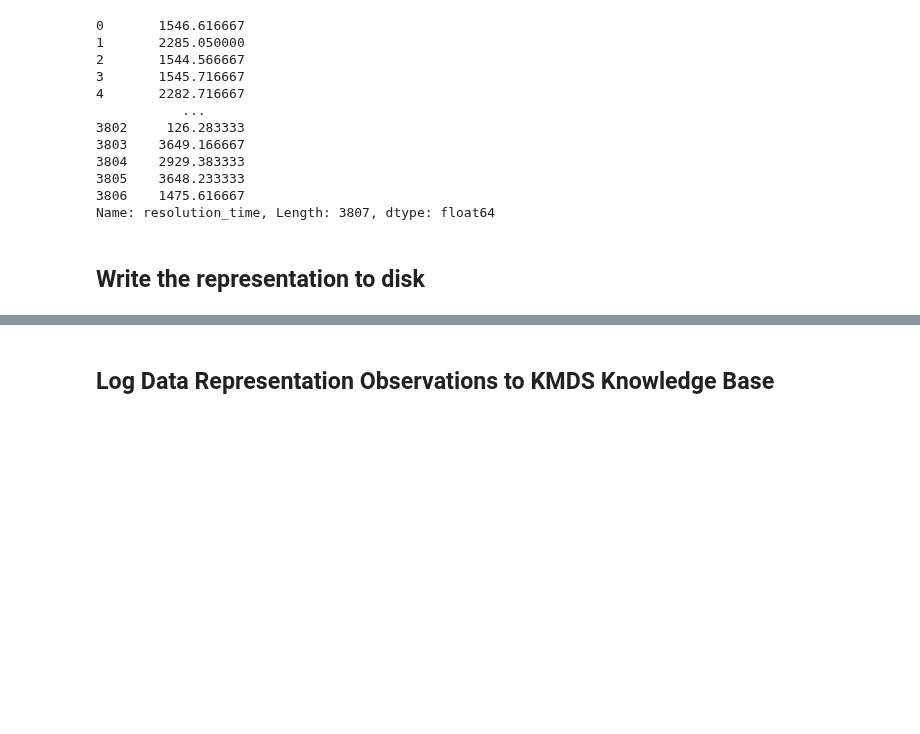
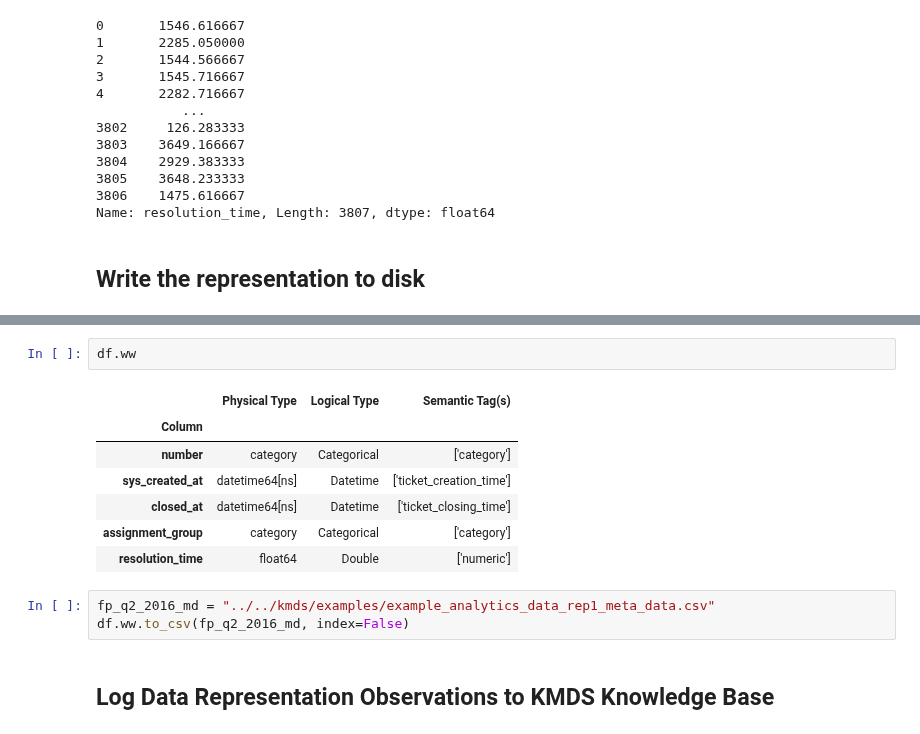
Before and after one commit to rajivsam/KMDS, a Jupyter notebook: examples_of_use/analytics/example_analytics_data_rep_1.ipynb, the cells around one changed output, grey strips where cells are left out. Drawn from its saved outputs; the diff is of its cells as text; blank space fills up the shorter version.

Commit message:
adding meta-data harvesting using woodwork.

```diff
--- a/examples_of_use/analytics/example_analytics_data_rep_1.ipynb
+++ b/examples_of_use/analytics/example_analytics_data_rep_1.ipynb
@@ -67,3 +100,16 @@ df.to_csv(fp_q2_2016, index=False)
+# %%
+df.ww
+# %% [output]
+|  | Physical Type | Logical Type | Semantic Tag(s) |
+| Column |  |  |  |
+| number | category | Categorical | ['category'] |
+| sys_created_at | datetime64[ns] | Datetime | ['ticket_creation_time'] |
+| closed_at | datetime64[ns] | Datetime | ['ticket_closing_time'] |
+| assignment_group | category | Categorical | ['category'] |
+| resolution_time | float64 | Double | ['numeric'] |
+# %%
+fp_q2_2016_md = "../../kmds/examples/example_analytics_data_rep1_meta_data.csv"
+df.ww.to_csv(fp_q2_2016_md, index=False)
 # %% [markdown]
 ## Log Data Representation Observations to KMDS Knowledge Base
 # %%
```
Also changed, not shown: parts of 7 cells of this notebook, 4 other files.
